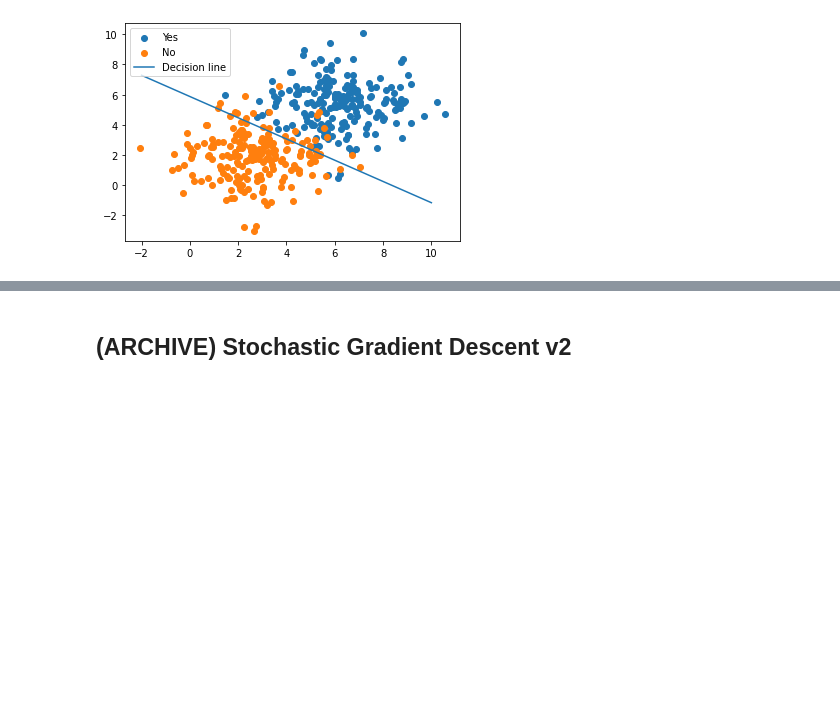
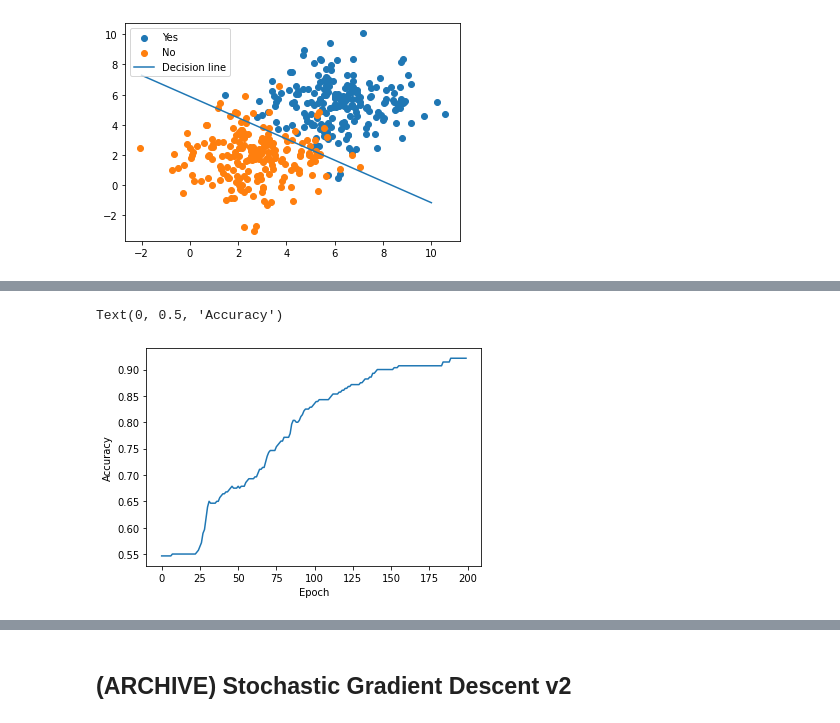
Before and after one commit to kurkurzz/Code, a Jupyter notebook: Binary Classification with Perceptron using SGD and BGD.ipynb, the cells around one changed output, grey strips where cells are left out. Saved outputs shown, nothing was run; the diff lists cells and outputs as text; code cells hidden in the pictures; blank space fills up the shorter version.

```diff
--- a/Binary Classification with Perceptron using SGD and BGD.ipynb
+++ b/Binary Classification with Perceptron using SGD and BGD.ipynb
@@ -363,0 +444,7 @@ N0 class: 0.8676470588235294
+# %%
+plt.plot(accuracy_history)
+plt.xlabel('Epoch')
+plt.ylabel('Accuracy')
+# %% [output]
+Text(0, 0.5, 'Accuracy')
+[figure, added]
```
Also changed, not shown: parts of 17 cells of this notebook.
